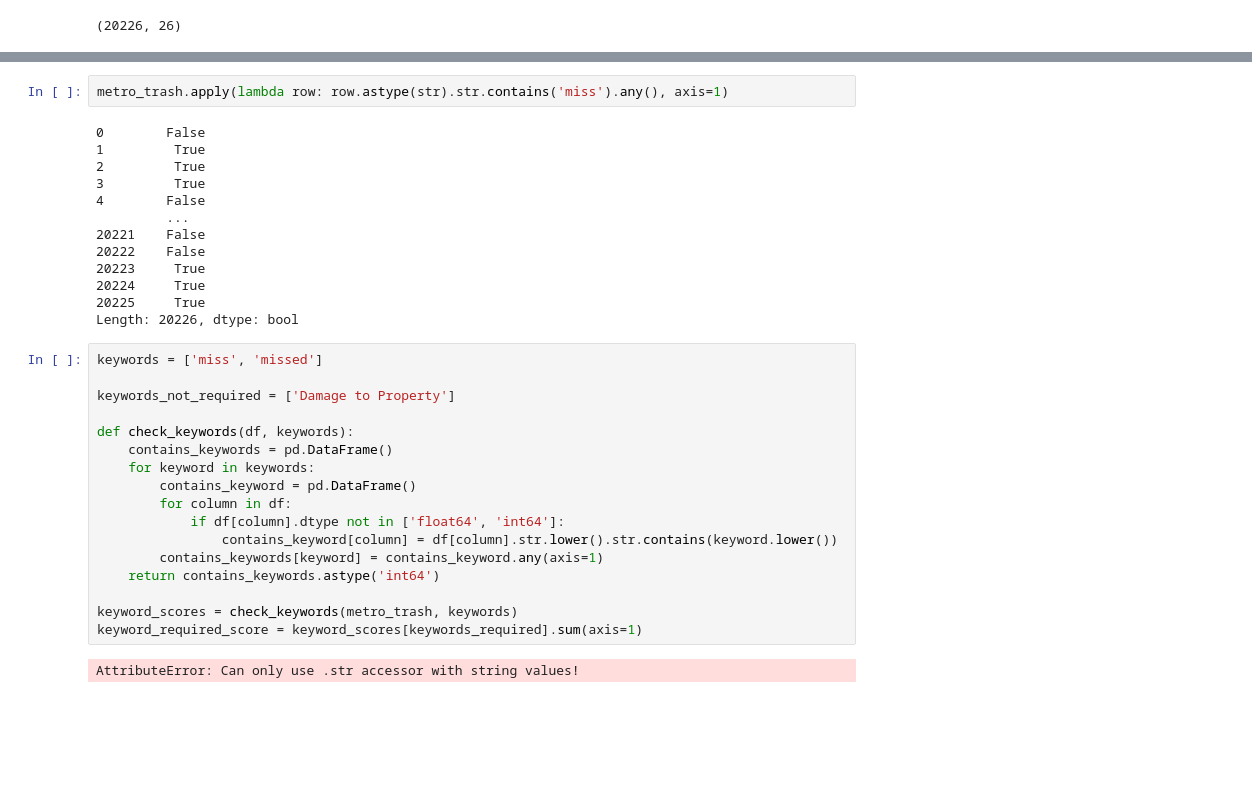
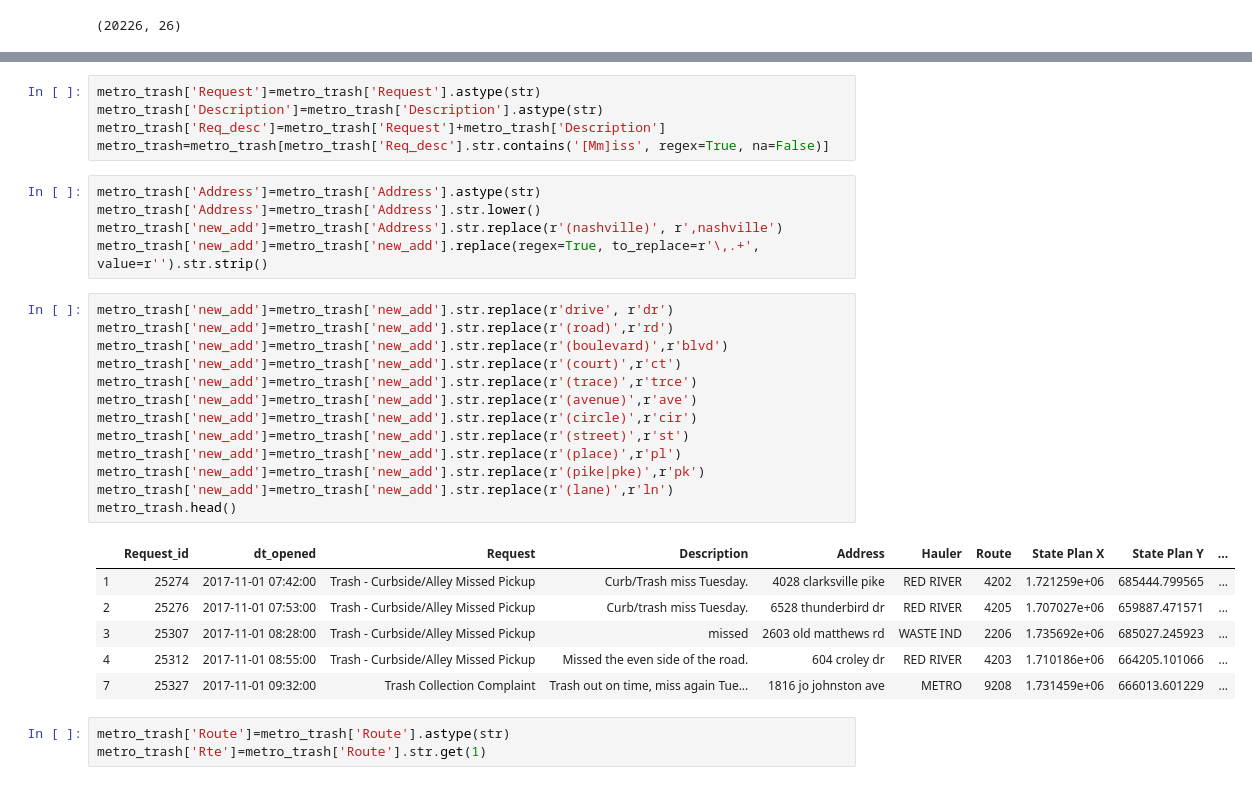
Before and after one commit to Barrett-Rogers/dq4-metro-beetles, a Jupyter notebook: metro_beetles.ipynb, the cells around one changed output, grey strips where cells are left out. Cells and saved outputs as stored; diff of their text form; blank space fills up the shorter version.

```diff
--- a/metro_beetles.ipynb
+++ b/metro_beetles.ipynb
@@ -145,34 +170,33 @@ SyntaxError: invalid syntax (<ipython-input-43-e0e6da608ab0>, line 1)
-# %%
-metro_trash.apply(lambda row: row.astype(str).str.contains('miss').any(), axis=1)
-# %% [output]
-0        False
-1         True
-2         True
-3         True
-4        False
-         ...
-20221    False
-20222    False
-20223     True
-20224     True
-20225     True
-Length: 20226, dtype: bool
-# %%
-keywords = ['miss', 'missed']
-
-keywords_not_required = ['Damage to Property']
-
-def check_keywords(df, keywords):
-    contains_keywords = pd.DataFrame()
-    for keyword in keywords:
-        contains_keyword = pd.DataFrame()
-        for column in df:
-            if df[column].dtype not in ['float64', 'int64']:
-                contains_keyword[column] = df[column].str.lower().str.contains(keyword.lower())
-        contains_keywords[keyword] = contains_keyword.any(axis=1)
-    return contains_keywords.astype('int64')
-
-keyword_scores = check_keywords(metro_trash, keywords)
-keyword_required_score = keyword_scores[keywords_required].sum(axis=1)
-# %% [output]
-AttributeError: Can only use .str accessor with string values!
+# %%
+metro_trash['Request']=metro_trash['Request'].astype(str)
+metro_trash['Description']=metro_trash['Description'].astype(str)
+metro_trash['Req_desc']=metro_trash['Request']+metro_trash['Description']
+metro_trash=metro_trash[metro_trash['Req_desc'].str.contains('[Mm]iss', regex=True, na=False)]
+# %%
+metro_trash['Address']=metro_trash['Address'].astype(str)
+metro_trash['Address']=metro_trash['Address'].str.lower()
+metro_trash['new_add']=metro_trash['Address'].str.replace(r'(nashville)', r',nashville')
+metro_trash['new_add']=metro_trash['new_add'].replace(regex=True, to_replace=r'\,.+', value=r'').str.strip()
+# %%
+metro_trash['new_add']=metro_trash['new_add'].str.replace(r'drive', r'dr')
+metro_trash['new_add']=metro_trash['new_add'].str.replace(r'(road)',r'rd')
+metro_trash['new_add']=metro_trash['new_add'].str.replace(r'(boulevard)',r'blvd')
+metro_trash['new_add']=metro_trash['new_add'].str.replace(r'(court)',r'ct')
+metro_trash['new_add']=metro_trash['new_add'].str.replace(r'(trace)',r'trce')
+metro_trash['new_add']=metro_trash['new_add'].str.replace(r'(avenue)',r'ave')
+metro_trash['new_add']=metro_trash['new_add'].str.replace(r'(circle)',r'cir')
+metro_trash['new_add']=metro_trash['new_add'].str.replace(r'(street)',r'st')
+metro_trash['new_add']=metro_trash['new_add'].str.replace(r'(place)',r'pl')
+metro_trash['new_add']=metro_trash['new_add'].str.replace(r'(pike|pke)',r'pk')
+metro_trash['new_add']=metro_trash['new_add'].str.replace(r'(lane)',r'ln')
+metro_trash.head()
+# %% [output]
+|  | Request_id | dt_opened | Request | Description | Address | Hauler | Route | State Plan X | State Plan Y | ... |
+| 1 | 25274 | 2017-11-01 07:42:00 | Trash - Curbside/Alley Missed Pickup | Curb/Trash miss Tuesday. | 4028 clarksville pike | RED RIVER | 4202 | 1.721259e+06 | 685444.799565 | ... |
+| 2 | 25276 | 2017-11-01 07:53:00 | Trash - Curbside/Alley Missed Pickup | Curb/trash miss Tuesday. | 6528 thunderbird dr | RED RIVER | 4205 | 1.707027e+06 | 659887.471571 | ... |
+| 3 | 25307 | 2017-11-01 08:28:00 | Trash - Curbside/Alley Missed Pickup | missed | 2603 old matthews rd | WASTE IND | 2206 | 1.735692e+06 | 685027.245923 | ... |
+| 4 | 25312 | 2017-11-01 08:55:00 | Trash - Curbside/Alley Missed Pickup | Missed the even side of the road. | 604 croley dr | RED RIVER | 4203 | 1.710186e+06 | 664205.101066 | ... |
+| 7 | 25327 | 2017-11-01 09:32:00 | Trash Collection Complaint | Trash out on time, miss again Tue... | 1816 jo johnston ave | METRO | 9208 | 1.731459e+06 | 666013.601229 | ... |
+# %%
+metro_trash['Route']=metro_trash['Route'].astype(str)
+metro_trash['Rte']=metro_trash['Route'].str.get(1)
```
Also changed, not shown: parts of 10 cells of this notebook.
